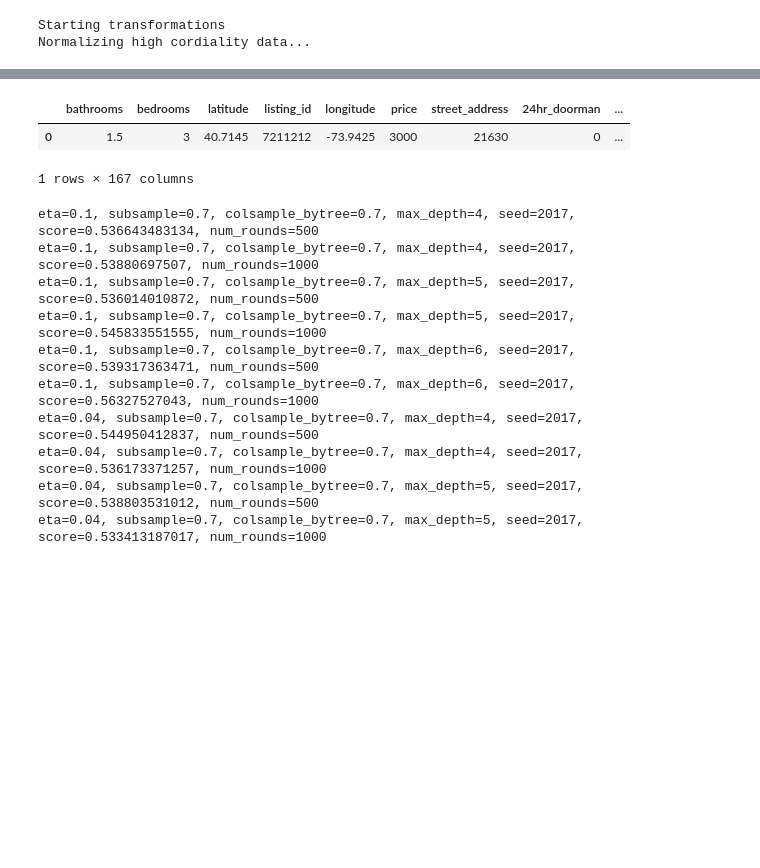
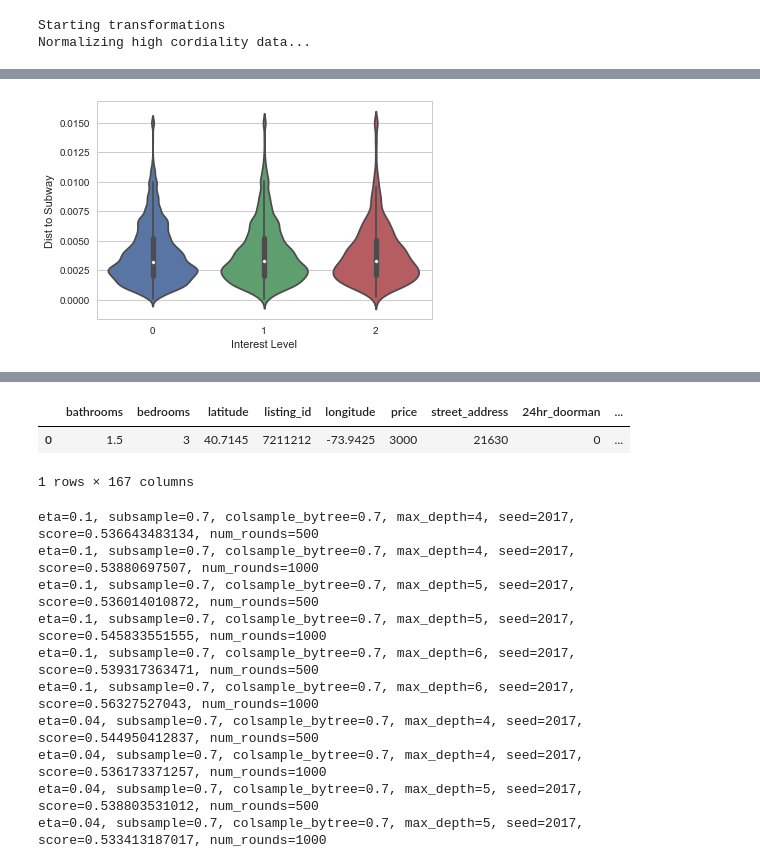
Before and after one commit to JCreeks/TwoSigConnect, a Jupyter notebook: It_is_lit_underFeatureEngineering_newFeature.ipynb, the cells around one changed output, grey strips where cells are left out. Drawn from its saved outputs; the diff is of its cells as text; code cells hidden in the pictures; blank space fills up the shorter version.

```diff
--- a/It_is_lit_underFeatureEngineering_newFeature.ipynb
+++ b/It_is_lit_underFeatureEngineering_newFeature.ipynb
@@ -413,0 +425,9 @@ len(featuresInUse)
+# %%
+# X_train['dist_to_subway'].hist()
+# X_train['bath==bed'].hist()
+sns.violinplot(x="interest_level", y="dist_to_subway", order=[0, 1, 2],
+            data=X_train)
+plt.xlabel('Interest Level');
+plt.ylabel('Dist to Subway');
+# %% [output]
+[figure, added]
```
Also changed, not shown: parts of 15 cells of this notebook, 5 other files.
